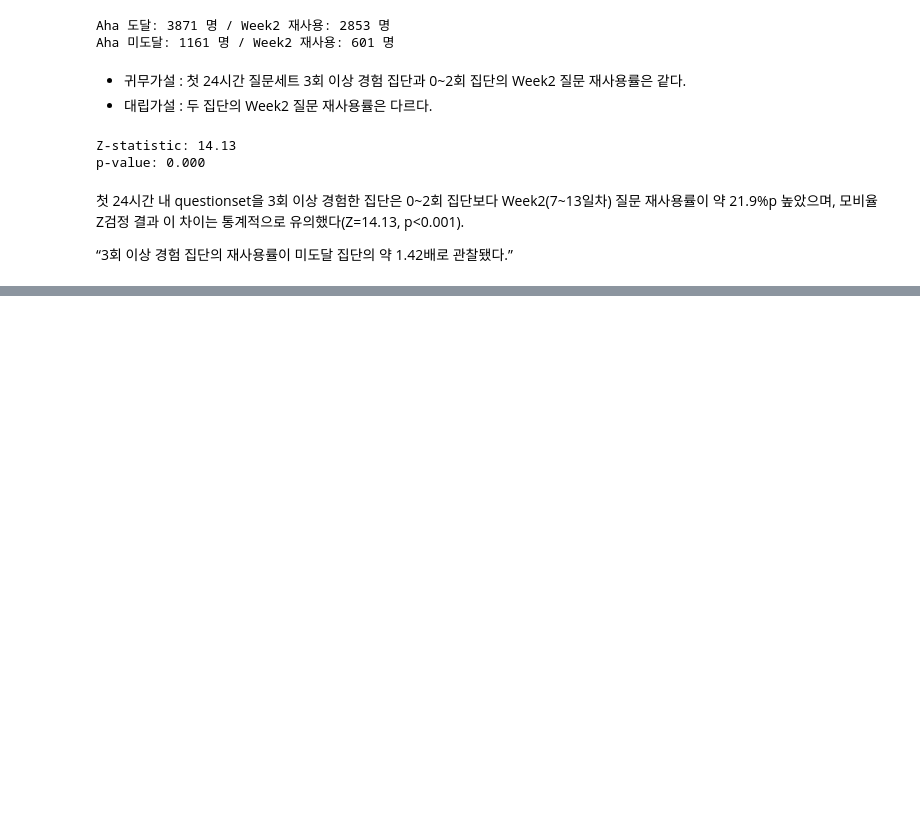
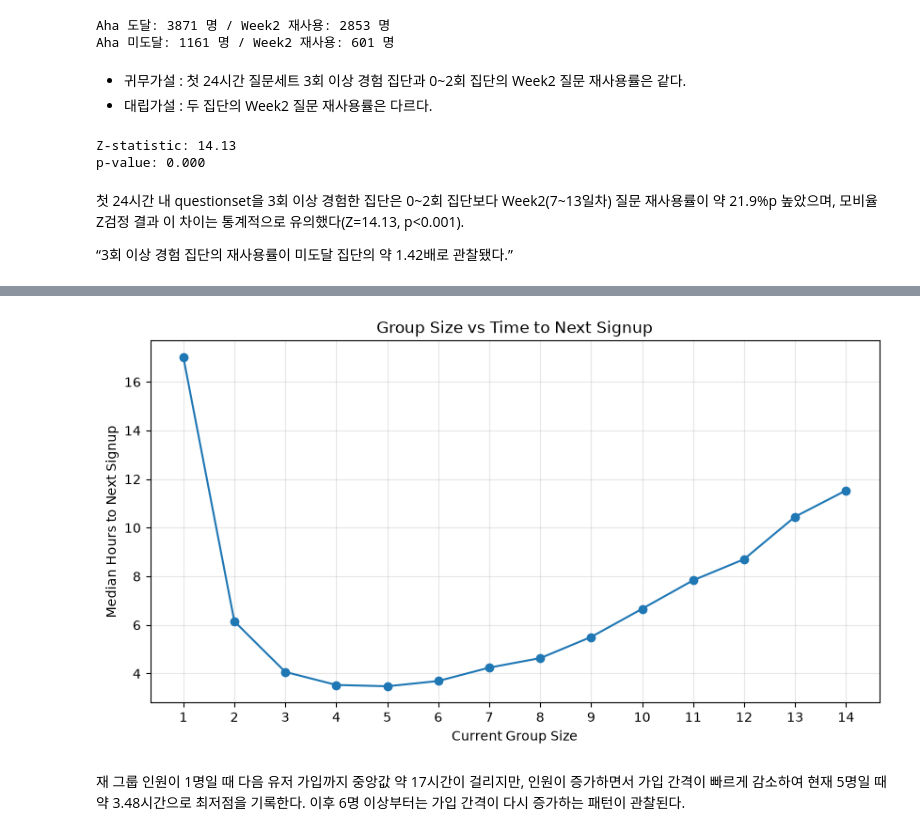
Before and after one commit to zoo-no-s/sns_service_analysis, a Jupyter notebook: notebooks/activation_analysis_kkw.ipynb, the cells around one changed output, grey strips where cells are left out. Saved outputs shown, nothing was run; the diff lists cells and outputs as text; code cells hidden in the pictures; blank space fills up the shorter version.

```diff
--- a/notebooks/activation_analysis_kkw.ipynb
+++ b/notebooks/activation_analysis_kkw.ipynb
@@ -2671,0 +2906,15 @@ p-value: 0.000
+# %%
+signup_gap_summary = (
+    group_signup[
+        group_signup['signup_order'].between(2, 15)
+    ]
+    .groupby('signup_order')
+    .agg(
+        groups=('group_id', 'nunique'),
+        median_gap_hours=('signup_gap_hours', 'median'),
+        mean_gap_hours=('signup_gap_hours', 'mean')
+    )
+    .reset_index()
+)
+
+signup_gap_summary
@@ -2671,0 +2937,25 @@ p-value: 0.000
+# %%
+plot_gap = signup_gap_summary.copy()
+
+plot_gap['current_group_size'] = plot_gap['signup_order'] - 1
+
+plt.figure(figsize=(10, 5))
+
+plt.plot(
+    plot_gap['current_group_size'],
+    plot_gap['median_gap_hours'],
+    marker='o'
+)
+
+plt.xlabel('Current Group Size')
+plt.ylabel('Median Hours to Next Signup')
+plt.title('Group Size vs Time to Next Signup')
+
+plt.xticks(plot_gap['current_group_size'])
+plt.grid(alpha=0.3)
+
+plt.show()
+# %% [output]
+[figure, added]
+# %% [markdown]
+재 그룹 인원이 1명일 때 다음 유저 가입까지 중앙값 약 17시간이 걸리지만, 인원이 증가하면서 가입 간격이 빠르게 감소하여 현재 5명일 때 약 3.48시간으로 최저점을 기록한다. 이후 6명 이상부터는 가입 간격이 다시 증가하는 패턴이 관찰된다.
```
Also changed, not shown: parts of 117 cells of this notebook.
